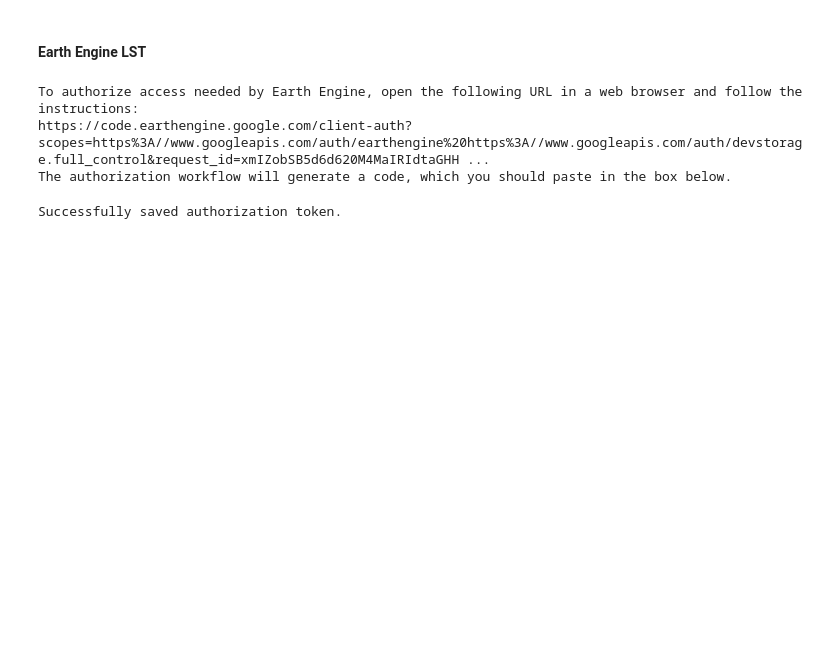
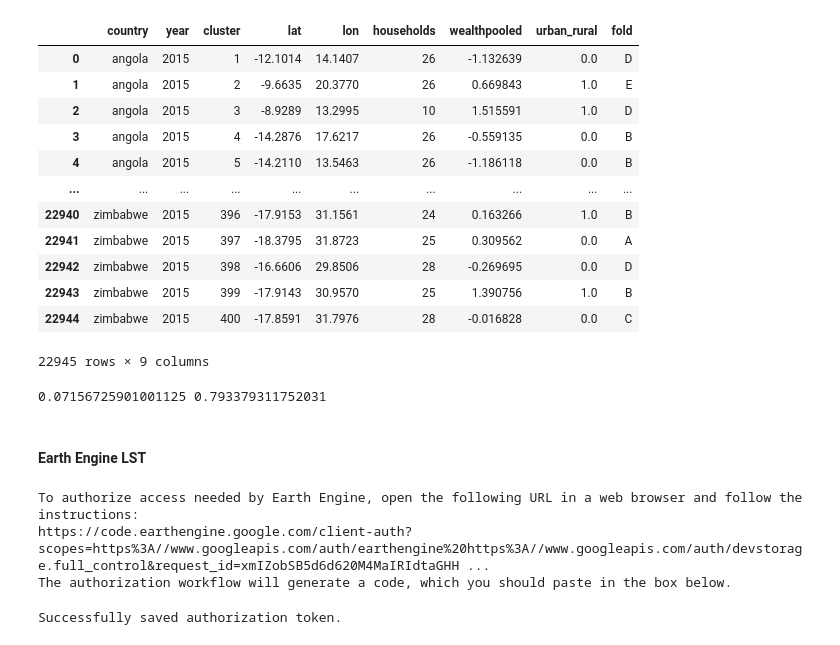
Before and after one commit to mpa-poverty/2-mpa, a Jupyter notebook: preprocessing/4_extract_additional_variables.ipynb, the cells around one changed output. Saved outputs shown, nothing was run; the diff lists cells and outputs as text; code cells hidden in the pictures; blank space fills up the shorter version.

```diff
--- a/preprocessing/4_extract_additional_variables.ipynb
+++ b/preprocessing/4_extract_additional_variables.ipynb
@@ -16,3 +12,24 @@ To enable them in other operations, rebuild TensorFlow with the appropriate comp
+# %%
+df = pd.read_csv('../data/dataset_viirs_only.csv')
+df
+# %% [output]
+|  | country | year | cluster | lat | lon | households | wealthpooled | urban_rural | fold |
+| 0 | angola | 2015 | 1 | -12.1014 | 14.1407 | 26 | -1.132639 | 0.0 | D |
+| 1 | angola | 2015 | 2 | -9.6635 | 20.3770 | 26 | 0.669843 | 1.0 | E |
+| 2 | angola | 2015 | 3 | -8.9289 | 13.2995 | 10 | 1.515591 | 1.0 | D |
+| 3 | angola | 2015 | 4 | -14.2876 | 17.6217 | 26 | -0.559135 | 0.0 | B |
+| 4 | angola | 2015 | 5 | -14.2110 | 13.5463 | 26 | -1.186118 | 0.0 | B |
+| ... | ... | ... | ... | ... | ... | ... | ... | ... | ... |
+| 22940 | zimbabwe | 2015 | 396 | -17.9153 | 31.1561 | 24 | 0.163266 | 1.0 | B |
+| 22941 | zimbabwe | 2015 | 397 | -18.3795 | 31.8723 | 25 | 0.309562 | 0.0 | A |
+| 22942 | zimbabwe | 2015 | 398 | -16.6606 | 29.8506 | 28 | -0.269695 | 0.0 | D |
+| 22943 | zimbabwe | 2015 | 399 | -17.9143 | 30.9570 | 25 | 1.390756 | 1.0 | B |
+| 22944 | zimbabwe | 2015 | 400 | -17.8591 | 31.7976 | 28 | -0.016828 | 0.0 | C |
+22945 rows × 9 columns
+# %%
+pre
+# %% [output]
+0.07156725901001125 0.793379311752031
 # %% [markdown]
 #### Earth Engine LST
 # %%
```
Also changed, not shown: parts of 21 cells of this notebook, 43 other files.
